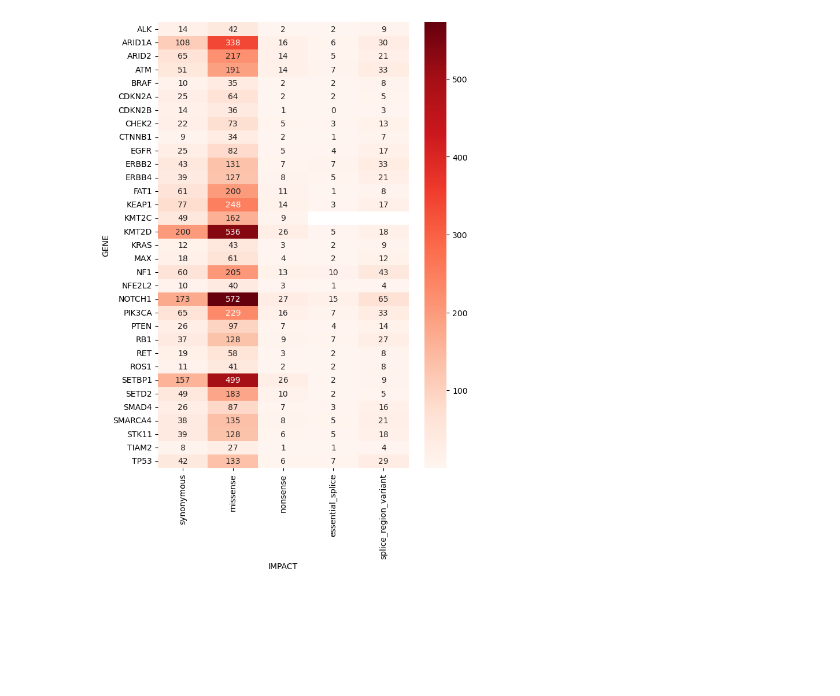
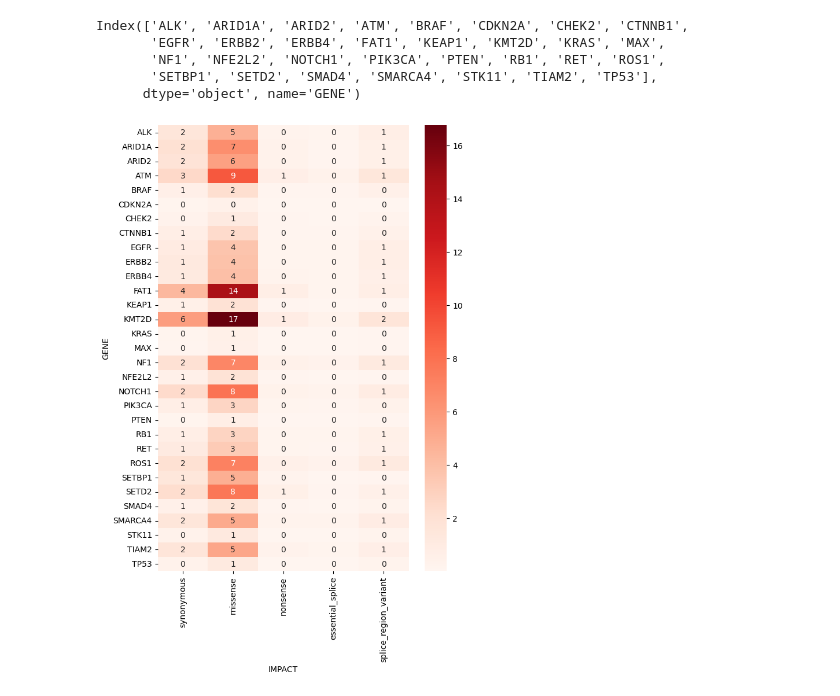
Before and after one commit to bbglab/deepCSA, a Jupyter notebook: assets/assess_panel/panel.ipynb, the cells around one changed output. Drawn from its saved outputs; the diff is of its cells as text; code cells hidden in the pictures; blank space fills up the shorter version.

Commit message:
update data parsing and plotting of counts in assess_panel

```diff
--- a/assets/assess_panel/panel.ipynb
+++ b/assets/assess_panel/panel.ipynb
@@ -94,0 +56,5 @@ Name: ADJUSTED_DEPTH, dtype: float64
+# %%
+mutations_per_gene_consequence = pd.read_table(f"{output_path}/exome_lung_panel_genes_smokers.8x1000.mutations_per_gene_consequence.tsv",
+                                               sep = "\t")
+mutations_per_gene_consequence = mutations_per_gene_consequence.set_index(["GENE", "IMPACT"])
+mutations_per_gene_consequence.head()
@@ -98,12 +72,21 @@ consequences_to_plot = ['synonymous', 'missense', 'nonsense',
                         # 'non_genic_variant',  'intron_variant',
                         # 'non_coding_exon_region', 'non_coding_transcript_variant'
                         ]
+# %%
+mutations_per_gene_consequence.unstack(level=0).loc[consequences_to_plot].columns.droplevel(0)
+# %% [output]
+Index(['ALK', 'ARID1A', 'ARID2', 'ATM', 'BRAF', 'CDKN2A', 'CHEK2', 'CTNNB1',
+       'EGFR', 'ERBB2', 'ERBB4', 'FAT1', 'KEAP1', 'KMT2D', 'KRAS', 'MAX',
+       'NF1', 'NFE2L2', 'NOTCH1', 'PIK3CA', 'PTEN', 'RB1', 'RET', 'ROS1',
+       'SETBP1', 'SETD2', 'SMAD4', 'SMARCA4', 'STK11', 'TIAM2', 'TP53'],
+      dtype='object', name='GENE')
 # %%
 #plot mutations_per_gene_consequence as a heatmap
 data_to_plot = mutations_per_gene_consequence.unstack(level=0).loc[consequences_to_plot]
+data_to_plot.columns = data_to_plot.columns.droplevel(0)
 data_to_plot = data_to_plot[[x for x in data_to_plot.columns if not data_to_plot[x].isna().all()]].T
 plt.figure(figsize=(7, 10))
 sns.heatmap(data_to_plot, annot=True, fmt=".0f", cmap="Reds")
 plt.show()
 # %% [output]
-[figure, old version]
+[figure, new version]
```
Also changed, not shown: parts of 16 cells of this notebook.
